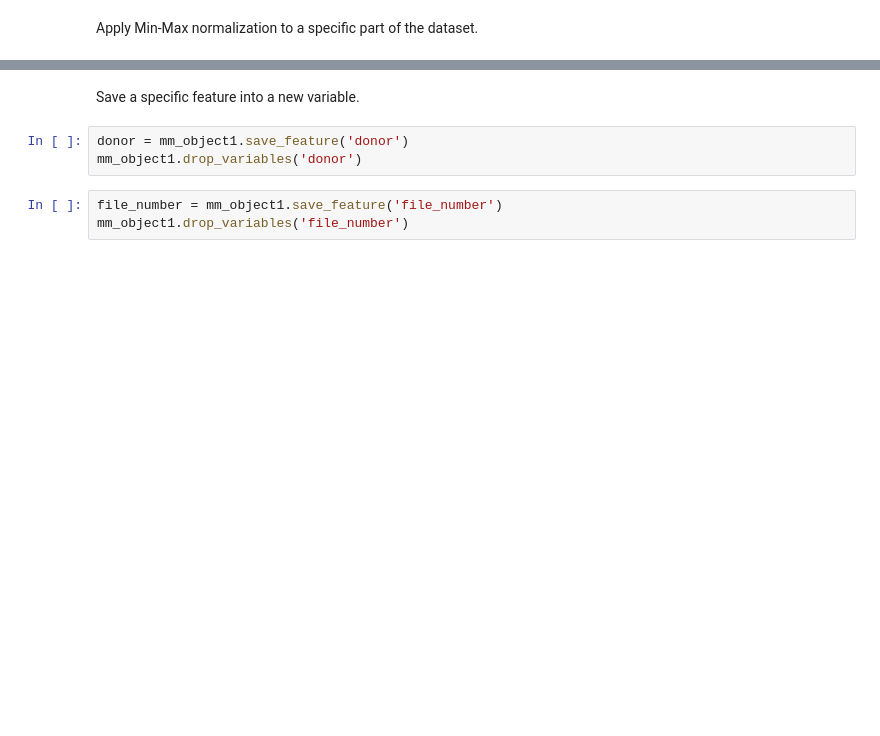
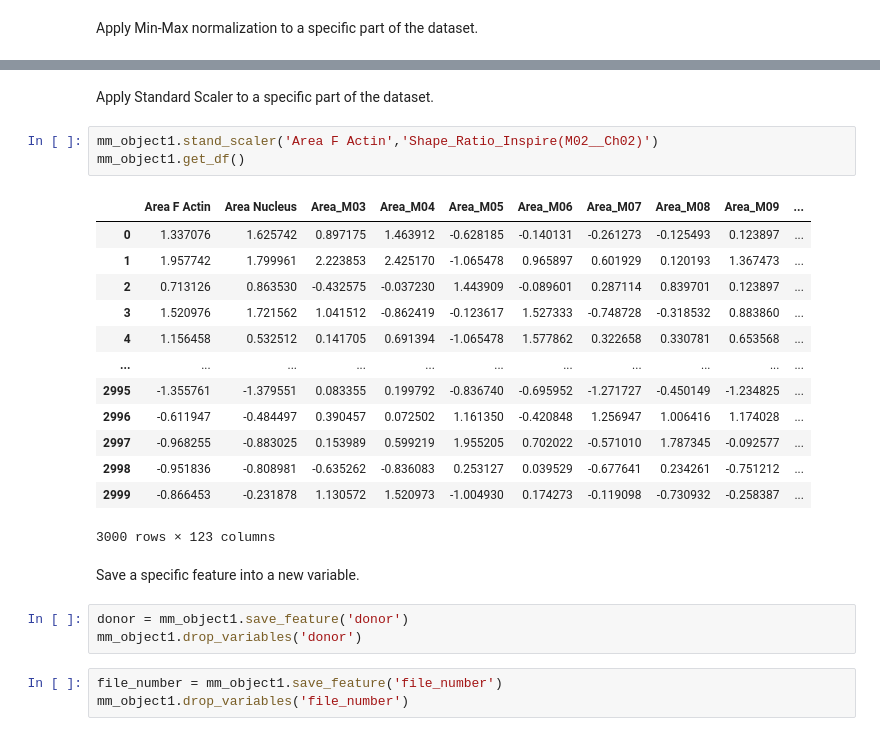
Before and after one commit to Wguido/MorphoMapping, a Jupyter notebook: _resources/example/MorphoMapping.ipynb, the cells around one changed output, grey strips where cells are left out. Saved outputs shown, nothing was run; the diff lists cells and outputs as text; blank space fills up the shorter version.

```diff
--- a/_resources/example/MorphoMapping.ipynb
+++ b/_resources/example/MorphoMapping.ipynb
@@ -374,3 +410,22 @@ mm_object1.minmax_norm('Area F Actin','Shape_Ratio_Inspire(M02__Ch02)')
+# %% [markdown]
+Apply Standard Scaler to a specific part of the dataset.
+# %%
+mm_object1.stand_scaler('Area F Actin','Shape_Ratio_Inspire(M02__Ch02)')
+mm_object1.get_df()
+# %% [output]
+|  | Area F Actin | Area Nucleus | Area_M03 | Area_M04 | Area_M05 | Area_M06 | Area_M07 | Area_M08 | Area_M09 | ... |
+| 0 | 1.337076 | 1.625742 | 0.897175 | 1.463912 | -0.628185 | -0.140131 | -0.261273 | -0.125493 | 0.123897 | ... |
+| 1 | 1.957742 | 1.799961 | 2.223853 | 2.425170 | -1.065478 | 0.965897 | 0.601929 | 0.120193 | 1.367473 | ... |
+| 2 | 0.713126 | 0.863530 | -0.432575 | -0.037230 | 1.443909 | -0.089601 | 0.287114 | 0.839701 | 0.123897 | ... |
+| 3 | 1.520976 | 1.721562 | 1.041512 | -0.862419 | -0.123617 | 1.527333 | -0.748728 | -0.318532 | 0.883860 | ... |
+| 4 | 1.156458 | 0.532512 | 0.141705 | 0.691394 | -1.065478 | 1.577862 | 0.322658 | 0.330781 | 0.653568 | ... |
+| ... | ... | ... | ... | ... | ... | ... | ... | ... | ... | ... |
+| 2995 | -1.355761 | -1.379551 | 0.083355 | 0.199792 | -0.836740 | -0.695952 | -1.271727 | -0.450149 | -1.234825 | ... |
+| 2996 | -0.611947 | -0.484497 | 0.390457 | 0.072502 | 1.161350 | -0.420848 | 1.256947 | 1.006416 | 1.174028 | ... |
+| 2997 | -0.968255 | -0.883025 | 0.153989 | 0.599219 | 1.955205 | 0.702022 | -0.571010 | 1.787345 | -0.092577 | ... |
+| 2998 | -0.951836 | -0.808981 | -0.635262 | -0.836083 | 0.253127 | 0.039529 | -0.677641 | 0.234261 | -0.751212 | ... |
+| 2999 | -0.866453 | -0.231878 | 1.130572 | 1.520973 | -1.004930 | 0.174273 | -0.119098 | -0.730932 | -0.258387 | ... |
+3000 rows × 123 columns
 # %% [markdown]
 Save a specific feature into a new variable.
 # %%
```
Also changed, not shown: parts of 28 cells of this notebook, 3 other files.
